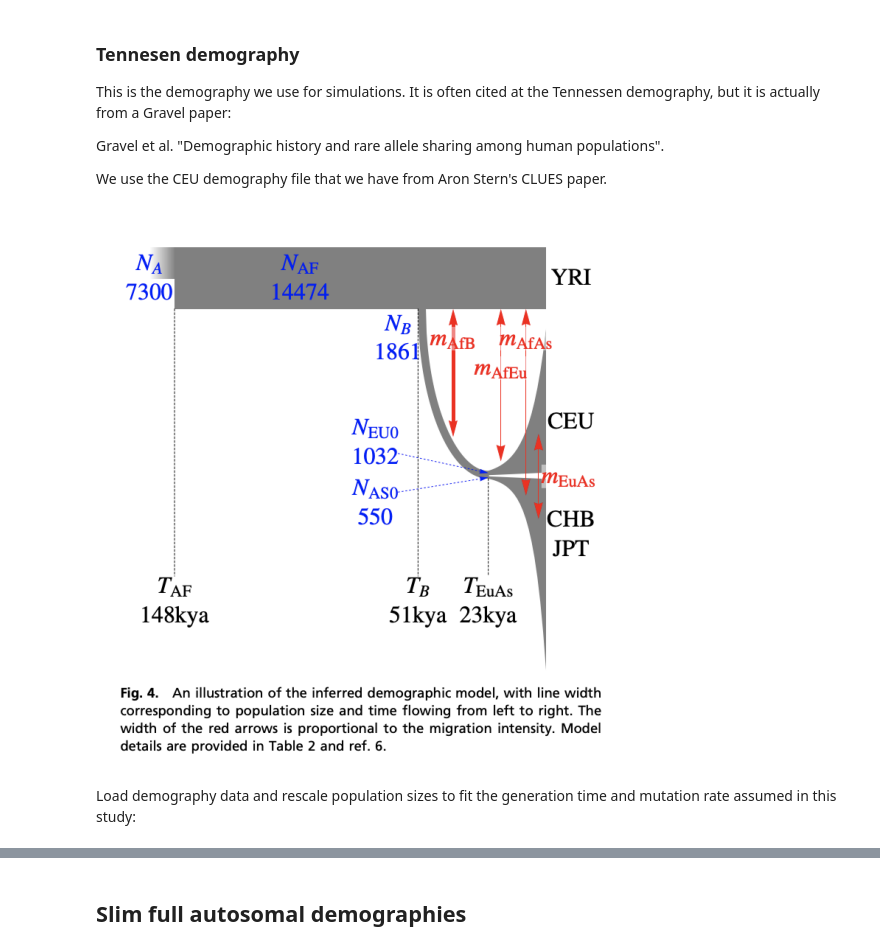
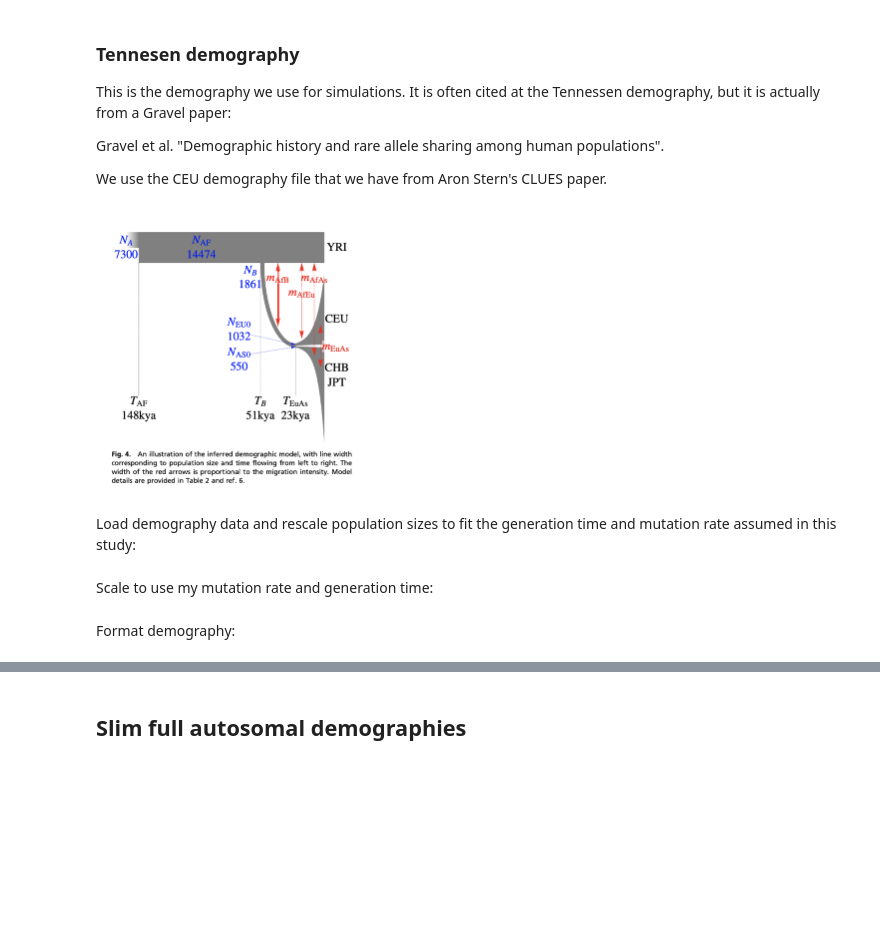
Before and after one commit to kaspermunch/humanXsweeps, a Jupyter notebook: notebooks/nb_22_slim_parameters.ipynb, the cells around one changed output, grey strips where cells are left out. Cells and saved outputs as stored; diff of their text form; code cells hidden in the pictures; blank space fills up the shorter version.

```diff
--- a/notebooks/nb_22_slim_parameters.ipynb
+++ b/notebooks/nb_22_slim_parameters.ipynb
@@ -638,11 +507,11 @@ Gravel et al. "Demographic history and rare allele sharing among human populatio
 
 We use the CEU demography file that we have from Aron Stern's CLUES paper.
 # %%
-fig, ax = plt.subplots(figsize=(10, 10))
+fig, ax = plt.subplots(figsize=(5, 5))
 imgplot = ax.imshow(imread('Tennessen.png'))
 plt.axis('off') ;
 # %% [output]
-[figure, old version]
+[figure, new version]
 # %% [markdown]
 Load demography data and rescale population sizes to fit the generation time and mutation rate assumed in this study:
 # %%
@@ -652,6 +521,8 @@ tennessen = pd.read_csv('/home/kmt/simons/faststorage/people/kmt/data/tennessen_
 # drop the last ten entries. they just keep going with the same pop size.
 # That way I get some room to scale the demography
 tennessen = tennessen.iloc[:-10]
+# %% [markdown]
+Scale to use my mutation rate and generation time:
 # %%
 tennessen_mut_rate_per_gen = 2.36e-08
 tennessen_generation_time = 25
@@ -672,5 +535,7 @@ tennessen = stairs(tennessen)
 # with pd.option_context('display.max_rows', None, 'display.max_columns', None):  # more options can be specified also
 #     display(tennessen)
+# %% [markdown]
+Format demography:
 # %%
 tennessen_x, tennssen_y = tennessen.pos.tolist(), tennessen.popsize.tolist()
 tennessen_auto_demography = list(zip(reversed(tennessen_x[1::2]), reversed(tennssen_y[1::2])))
```
Also changed, not shown: parts of 95 cells of this notebook, 5 other files.
